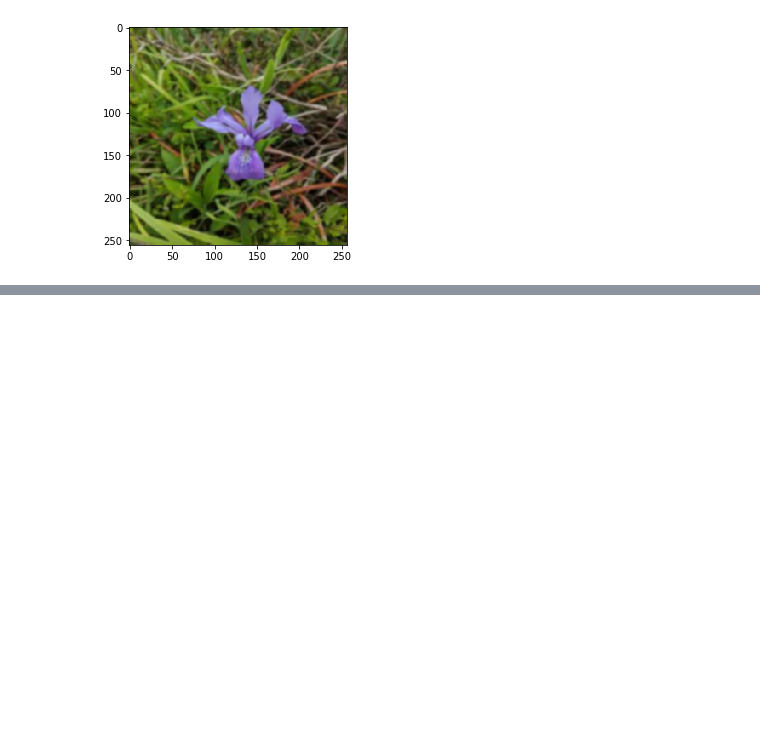
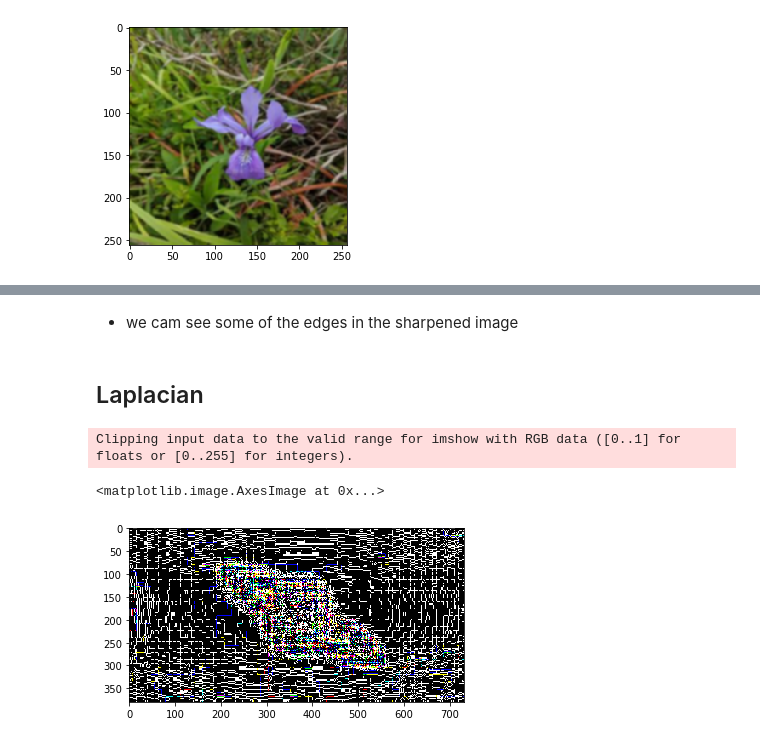
Before and after one commit to ItamarRocha/Machine-Learning-and-Data-Analysis, a Jupyter notebook: computer vision/OpenCV intro.ipynb, the cells around one changed output, grey strips where cells are left out. Drawn from its saved outputs; the diff is of its cells as text; code cells hidden in the pictures; blank space fills up the shorter version.

```diff
--- a/computer vision/OpenCV intro.ipynb
+++ b/computer vision/OpenCV intro.ipynb
@@ -118,0 +151,12 @@ plt.show()
+# %% [markdown]
+* we cam see some of the edges in the sharpened image
+# %% [markdown]
+## Laplacian
+# %%
+laplacian = cv2.Laplacian(image3, cv2.CV_64F)
+
+plt.imshow(laplacian)
+# %% [output]
+Clipping input data to the valid range for imshow with RGB data ([0..1] for floats or [0..255] for integers).
+<matplotlib.image.AxesImage at 0x...>
+[figure, added]
```
Also changed, not shown: parts of 7 cells of this notebook, 2 other files.
